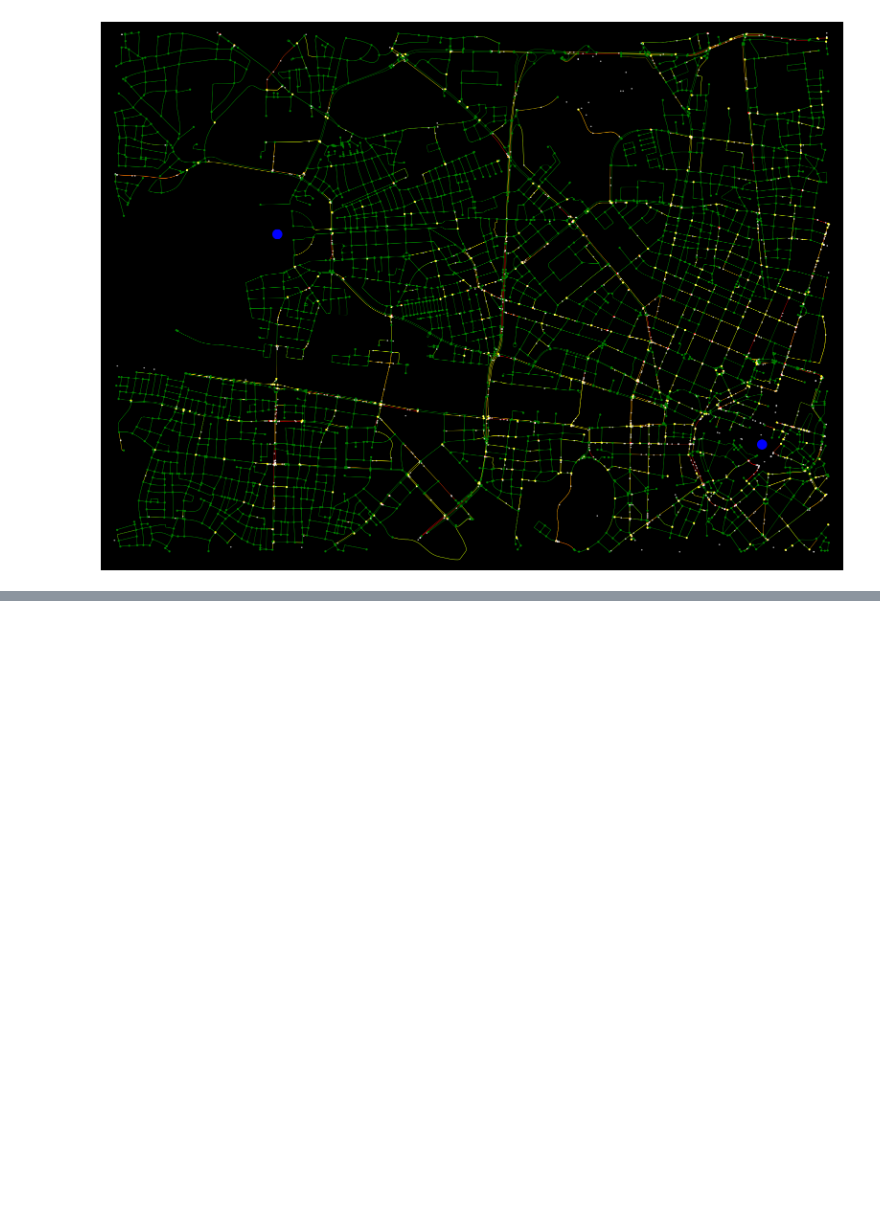
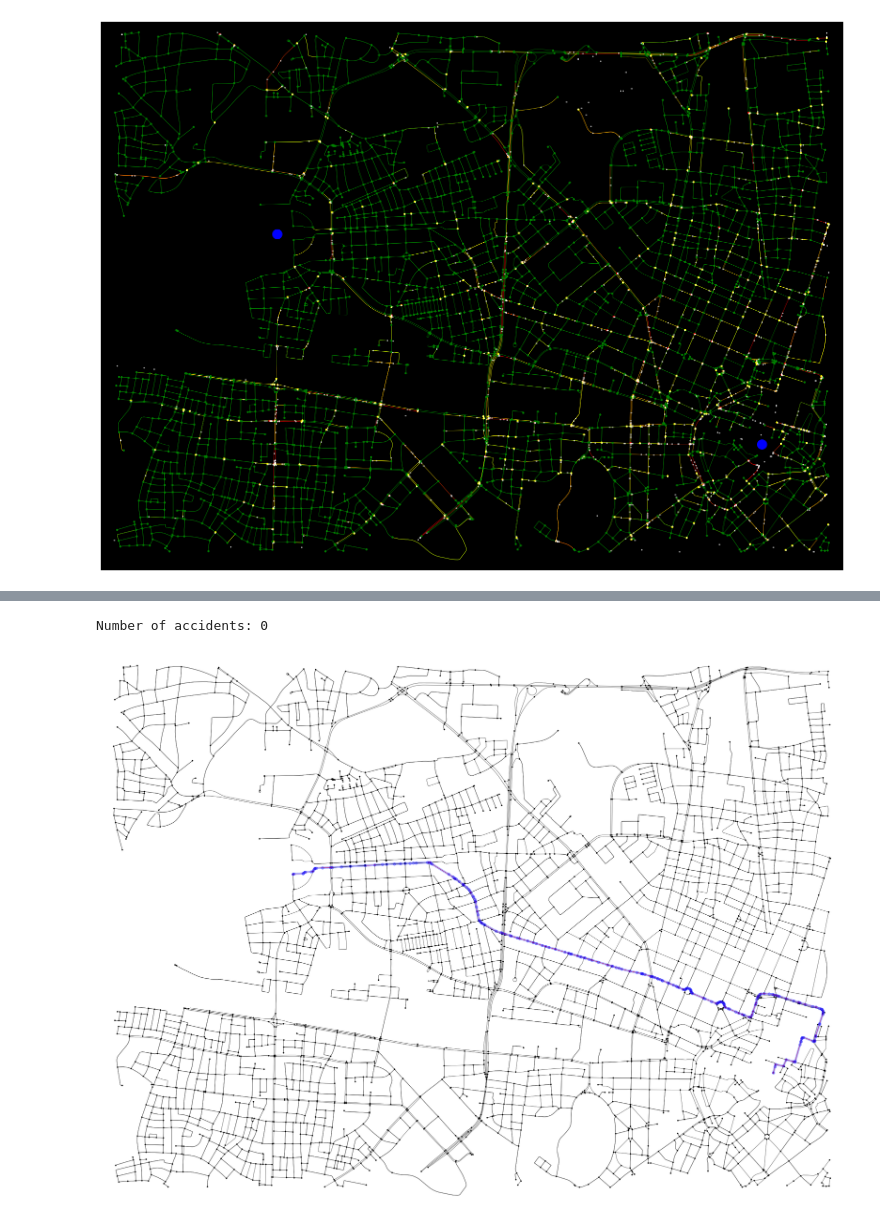
Before and after one commit to jpfutalef/greydient_hackathon, a Jupyter notebook: examples/munich_map.ipynb, the cells around one changed output, grey strips where cells are left out. Drawn from its saved outputs; the diff is of its cells as text; code cells hidden in the pictures; blank space fills up the shorter version.

Commit message:
update assign to nodes

```diff
--- a/examples/munich_map.ipynb
+++ b/examples/munich_map.ipynb
@@ -207,10 +182,11 @@ munich_map_with_accidents = plot_graph_with_accidents(graph)
 # %%
 from openrouteservice import client
+from hackaton_directions import *
 
-api_key = '5b3ce3597851110001cf6248bef01ef5bac84751865f2ee2c21dcf5c'  # Individual api key
+api_key = '5b3ce3597851110001cf6248f542525fba9142fda869c4da4b458f4b'  # Individual api key
 ors = client.Client(key=api_key)  # Create client with api key
 
-centerpoint = ((marienplatz[0]+nympenburg[0])/2,(marienplatz[1]+nympenburg[1])/2)
+centerpoint = ((marienplatz[1]+nympenburg[1])/2,(marienplatz[0]+nympenburg[0])/2)
 
 map_params = {'tiles': 'OpenStreetMap',
               'location': centerpoint,
@@ -220,5 +196,77 @@ map_params = {'tiles': 'OpenStreetMap',
 
 map = folium.Map(**map_params)
 route, summary = driving_directions(ors, marienplatz, nympenburg)
+
+folium.PolyLine(locations=[(y, x) for x, y in route],
+                name='Route without construction sites',
+                color='#FF0000',
+                weight = 4,
+                overlay=True).add_to(map)
+
+map
 # %% [output]
 [interactive output not drawn]
+# %%
+def route_to_graph_node(route):
+    nodes = []
+    for coord in route:
+        nodes.append(ox.nearest_nodes(munich_graph_accident, X=coord[1], Y=coord[0]))
+        # graph.neighbors(start_node)
+    return nodes
+
+
+def number_of_accidents(route_nodes):
+    num_accidents = 0
+    for i,node in enumerate(route_nodes):
+        num_accidents += munich_graph_accident.nodes[node]['num_accidents']
+        # if 0 < i < len(route_nodes)-1:
+                # num_accidents += munich_graph_accident[route_nodes[i-1]][route_nodes[i]][0]['num_accidents']
+    return num_accidents
+
+def edges_from_route(route_nodes):
+    edges = []
+    for i,node in enumerate(route_nodes):
+        if 0 < i < len(route_nodes)-1:
+                edges.append((route_nodes[i-1],route_nodes[i]))
+    return edges
+
+route_nodes = route_to_graph_node(route)
+
+route_edges = list(zip(route_nodes[:-1], route_nodes[1:]))
+edge_colors = ['red' if (u, v) in route_edges or (v, u) in route_edges else 'black' for u, v, k in munich_graph_accident.edges(keys=True)]
+
+node_colors = ['red' if node in route_nodes else 'black' for node in munich_graph_accident.nodes()]
+num_accidents = number_of_accidents(route_nodes)
+print("Number of accidents:", num_accidents)
+# %% [output]
+Number of accidents: 0
+# %%
+# route_edges = list(zip(route_nodes[:-1], route_nodes[1:]))
+
+# node_colors, edge_colors = get_colors_by_accidents(munich_graph_accident)
+def route_to_graph_node(route):
+    nodes = []
+    for coord in route:
+        node, dist = ox.nearest_nodes(munich_graph_accident, X=coord[0], Y=coord[1],return_dist=True)
+        if dist < 0.1:
+            nodes.append(node)
+        # graph.neighbors(start_node)
+    return nodes
+
+route_nodes = route_to_graph_node(route)
+route_edges = list(zip(route_nodes[:-1], route_nodes[1:]))
+
+
+edge_colors = ['red' if (u, v) in route_edges or (v, u) in route_edges else 'black' for u, v, k in munich_graph_accident.edges(keys=True)]
+node_colors = ['red' if node in route_nodes else 'black' for node in munich_graph_accident.nodes()]
+
+# Plot the graph
+# fig, ax = ox.plot_graph(munich_graph_accident, node_color=node_colors, edge_color=edge_colors,figsize=(15, 15), node_size=10, edge_linewidth=1, show=False, close=False,bgcolor='black')
+
+# fig, ax = plt.subplots(1, 1, figsize=(20, 20))
+fig, ax = ox.plot_graph(munich_graph_accident, node_color=node_colors, edge_color=edge_colors,figsize=(30, 30), node_size=10, edge_linewidth=0.5, show=False, close=False,bgcolor='white')
+
+ax.plot([x[0] for x in route],[x[1] for x in route], c="blue", linewidth=5,zorder=4,alpha=0.3,marker='o')
+fig.savefig('munich_projected_route.png', dpi=300)
+# %% [output]
+[figure, added]
```
Also changed, not shown: parts of 13 cells of this notebook.
